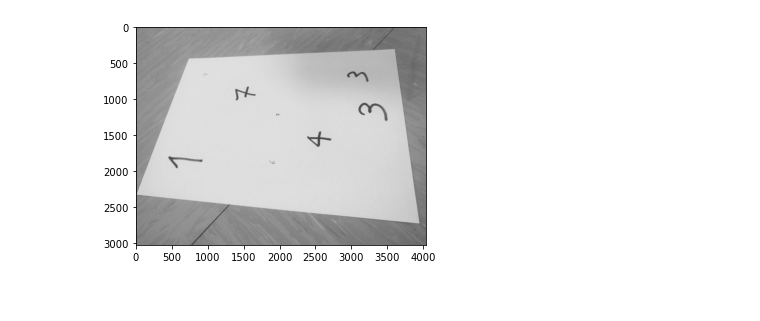
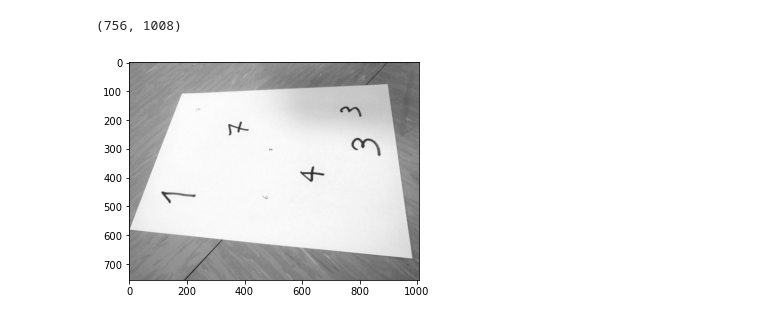
Before and after one commit to szymonrucinski/paper-scanner, a Jupyter notebook: hw.ipynb, the cells around one changed output. Drawn from its saved outputs; the diff is of its cells as text; code cells hidden in the pictures.

```diff
--- a/hw.ipynb
+++ b/hw.ipynb
@@ -9,8 +0,0 @@ from skimage.color import rgb2gray
-# %%
-filename = '/Users/szymon/Documents/Programowanie/compvis-hw/assignment_1/hw_im_1/IMG_20190312_183838.jpg'
-image = io.imread(filename)
-grayscale = rgb2gray(image)
-imgplot = plt.imshow(grayscale,cmap="gray")
-edges1 = feature.canny(image)
-# %% [output]
-[figure, removed]
@@ -16,0 +27,17 @@ edges1 = feature.canny(image)
+# %%
+file_path = '/Users/szymon/Documents/Programowanie/compvis-hw/assignment_1/hw_im_1/IMG_20190312_183838.jpg'
+image = io.imread(file_path)
+image = resize(image, (image.shape[0] // 4, image.shape[1] // 4),
+                       anti_aliasing=True)
+#convert to color image numpy.ndarray to gray
+image_bw = rgb2gray(image)
+plt.imshow(image_bw,cmap="gray")
+H = image_bw.shape[0]
+W = image_bw.shape[1]
+H,W
+
+# viewer = ImageViewer(image_bw)
+# viewer.show()
+# %% [output]
+(756, 1008)
+[figure, added]
```
Also changed, not shown: parts of 18 cells of this notebook, 1 other file.
